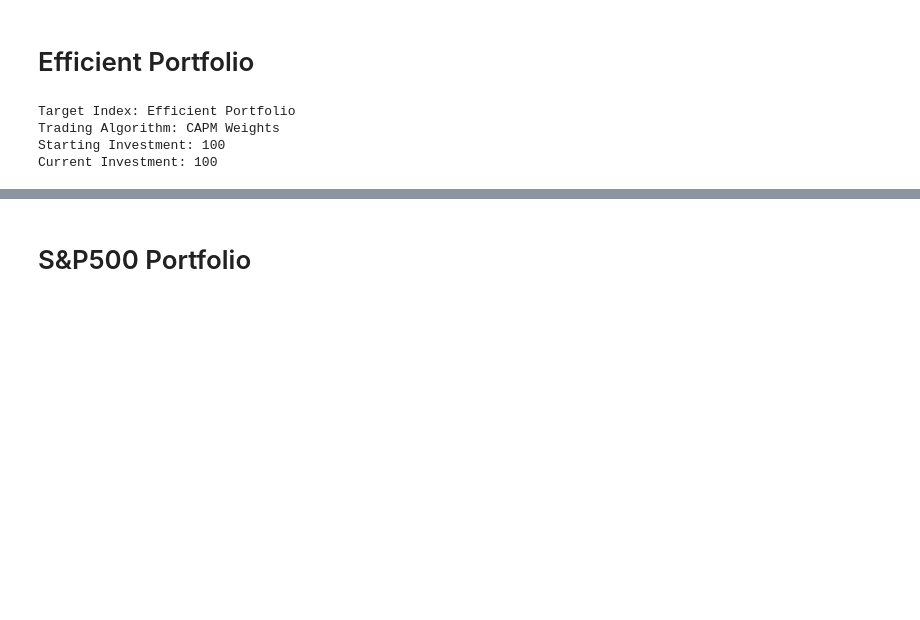
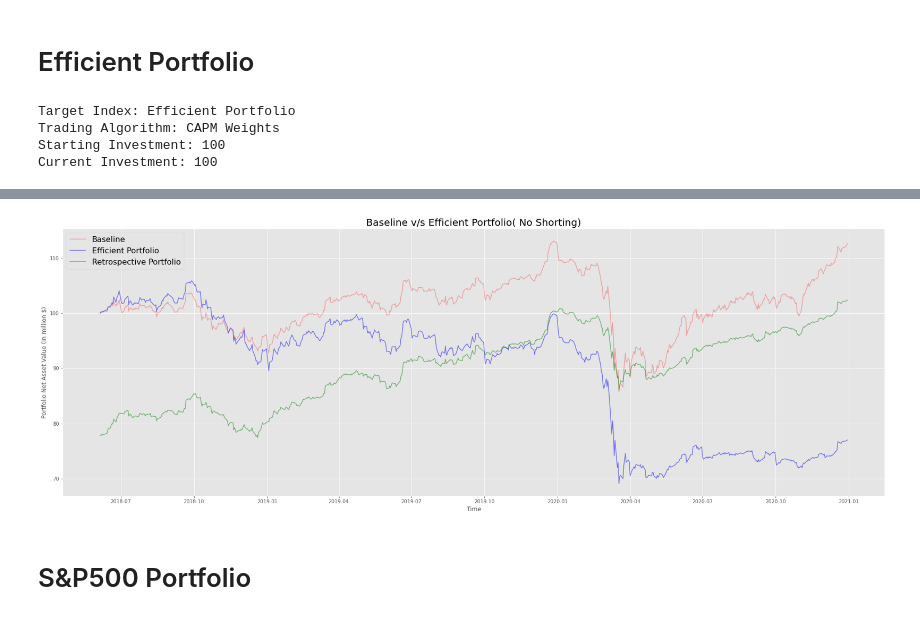
Before and after one commit to rohitashwachaks/finance, a Jupyter notebook: InvestmentStategies - Vito/HW3/portfolio.ipynb, the cells around one changed output, grey strips where cells are left out. Cells and saved outputs as stored; diff of their text form; code cells hidden in the pictures; blank space fills up the shorter version.

```diff
--- a/InvestmentStategies - Vito/HW3/portfolio.ipynb
+++ b/InvestmentStategies - Vito/HW3/portfolio.ipynb
@@ -268,3 +267,29 @@ plt.show()
+# %%
+retrospective_val = pd.Series([], dtype=float)
+retrospective_returns = pd.Series([], dtype=float)
+
+for date in stock_data.index:
+    tmpdf = stock_data.loc[date]
+    tmpdf = tmpdf.unstack().T
+    valuation, returns =  capm_portfolio.run(date= date, price= tmpdf, tickerlist = portfolio_tickers)
+    if (valuation, returns) == (-1,-1):
+        print(retrospective_val.index[-1],date.date(), valuation, returns)
+        continue
+    retrospective_val[date] = valuation
+    retrospective_returns[date] = returns
+# %%
+plt.figure().set_size_inches(30, 10,  forward=True)
+
+plt.plot(benchmark_val, color = "red", alpha = 0.3, label = benchmark_portfolio.target)
+plt.plot(portfolio_val, color = "blue", alpha = 0.5, label = capm_portfolio.target)
+plt.plot(retrospective_val, color = "green", alpha = 0.5, label = retrospective_portfolio.target)
+plt.legend(fontsize = 16)
+plt.xlabel("Time")
+plt.ylabel("Portfolio Net Asset Value (in million $)")
+plt.title("Baseline v/s Efficient Portfolio( No Shorting)", fontsize = 20)
+plt.show()
+# %% [output]
+[figure, added]
 # %% [markdown]
 # S&P500 Portfolio
 # %% [markdown]
```
Also changed, not shown: parts of 14 cells of this notebook, 2 other files.
